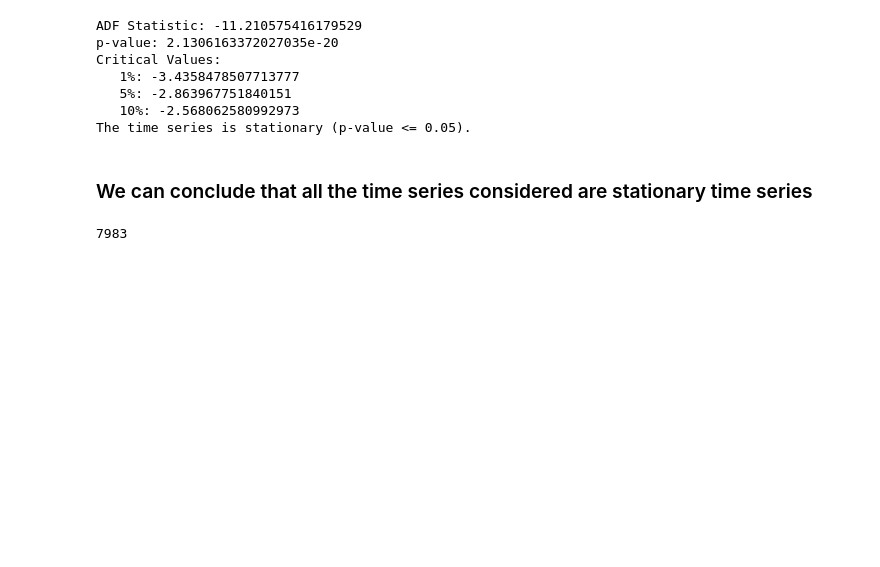
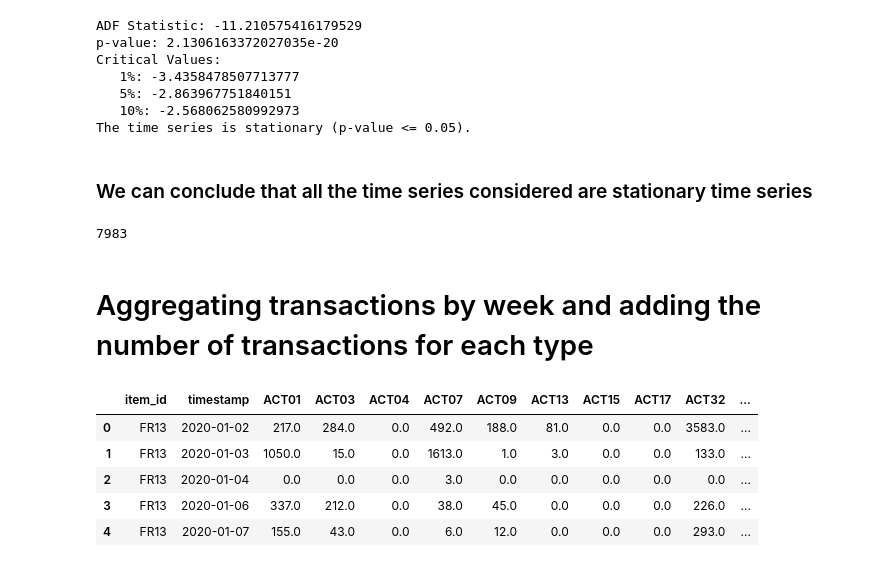
Before and after one commit to gianluca-coletta/Tesi_Magistrale, a Jupyter notebook: Code/ClosingTransactionEDA.ipynb, the cells around one changed output. Drawn from its saved outputs; the diff is of its cells as text; code cells hidden in the pictures; blank space fills up the shorter version.

```diff
--- a/Code/ClosingTransactionEDA.ipynb
+++ b/Code/ClosingTransactionEDA.ipynb
@@ -1001,3 +1001,24 @@ df_TS_all.to_csv('../CSV/df_TS_all.csv', index=False)
 print(df_TS_all[(df_TS_all['item_id'] == 'IT01') & (df_TS_all['timestamp'] >= '2022-05-01') & (df_TS_all['timestamp'] <= '2022-05-30')]['target'].sum())
 # %% [output]
 7983
+# %% [markdown]
+# Aggregating transactions by week and adding the number of transactions for each type
+# %%
+# Create a new df that has createdDateTime, SubledgerVoucherDataAreaId and one column for each ClosingActivityId with the count of transactions for each day and each area
+df_TS_week = df.groupby(['SubledgerVoucherDataAreaId', 'CreatedDateTime', 'ClosingActivityId']).size().reset_index(name='count')
+
+#  Change columns ClosingActivityId and count to one column for each ClosingActivityId with the count of transactions for each day and each area
+df_TS_week = df_TS_week.pivot_table(index=['SubledgerVoucherDataAreaId', 'CreatedDateTime'], columns='ClosingActivityId', values='count', fill_value=0).reset_index().rename_axis(None, axis=1)
+
+
+# Change name columns SubledgerVoucherDataAreaId to item_id, CreatedDateTime to timestamp
+df_TS_week = df_TS_week.rename(columns={'SubledgerVoucherDataAreaId': 'item_id', 'CreatedDateTime': 'timestamp'})
+
+df_TS_week.head()
+# %% [output]
+|  | item_id | timestamp | ACT01 | ACT03 | ACT04 | ACT07 | ACT09 | ACT13 | ACT15 | ACT17 | ACT32 | ... |
+| 0 | FR13 | 2020-01-02 | 217.0 | 284.0 | 0.0 | 492.0 | 188.0 | 81.0 | 0.0 | 0.0 | 3583.0 | ... |
+| 1 | FR13 | 2020-01-03 | 1050.0 | 15.0 | 0.0 | 1613.0 | 1.0 | 3.0 | 0.0 | 0.0 | 133.0 | ... |
+| 2 | FR13 | 2020-01-04 | 0.0 | 0.0 | 0.0 | 3.0 | 0.0 | 0.0 | 0.0 | 0.0 | 0.0 | ... |
+| 3 | FR13 | 2020-01-06 | 337.0 | 212.0 | 0.0 | 38.0 | 45.0 | 0.0 | 0.0 | 0.0 | 226.0 | ... |
+| 4 | FR13 | 2020-01-07 | 155.0 | 43.0 | 0.0 | 6.0 | 12.0 | 0.0 | 0.0 | 0.0 | 293.0 | ... |
```
Also changed, not shown: parts of 9 cells of this notebook, 10 other files.
